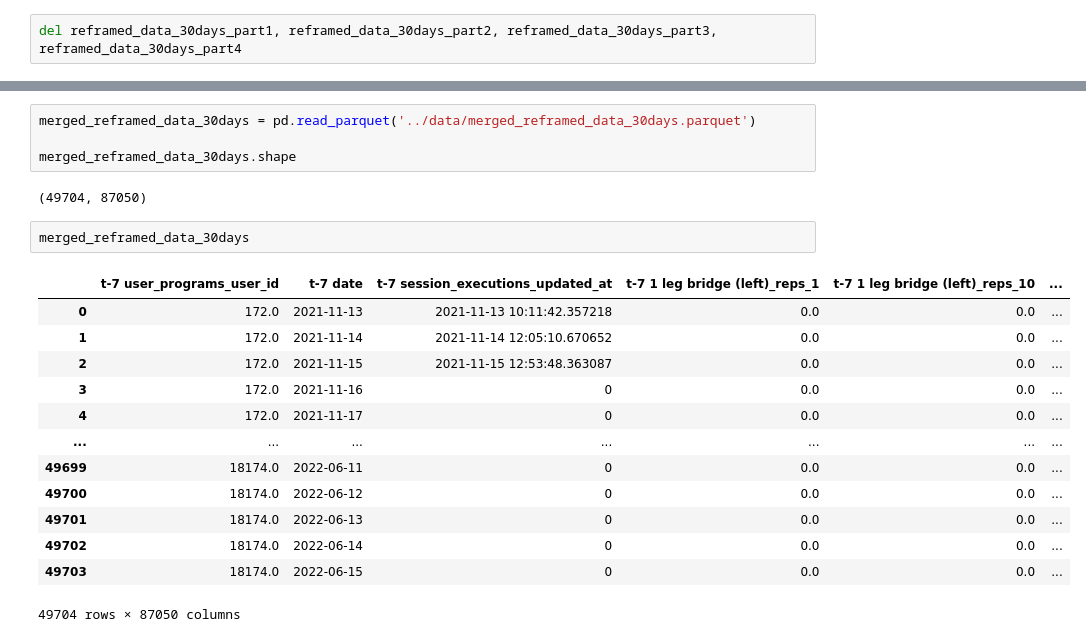
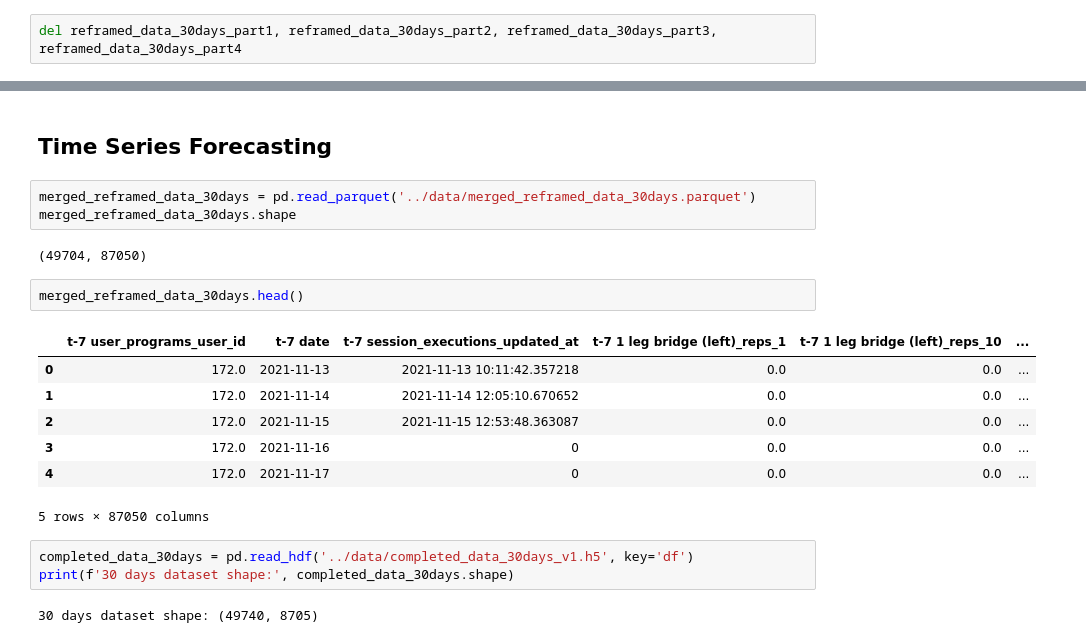
Before and after one commit to evidadeusto/mhunters, a Jupyter notebook: analysis_oscar_preprocessing/AI_models.ipynb, the cells around one changed output, grey strips where cells are left out. Saved outputs shown, nothing was run; the diff lists cells and outputs as text.

Commit message:
Time series forecasting first steps

```diff
--- a/analysis_oscar_preprocessing/AI_models.ipynb
+++ b/analysis_oscar_preprocessing/AI_models.ipynb
@@ -638,25 +640,25 @@ Converting column 't+2 users_notifications_setting' to string due to mixed types
 Converting column 't+2 users_country' to string due to mixed types.
 Converting column 't+2 users_date_of_birth' to string due to mixed types.
 Converting column 't+2 session_executions_summary_updated_at' to string due to mixed types.
+# %% [markdown]
+## Time Series Forecasting
 # %%
 merged_reframed_data_30days = pd.read_parquet('../data/merged_reframed_data_30days.parquet')
-
 merged_reframed_data_30days.shape
 # %% [output]
 (49704, 87050)
 # %%
-merged_reframed_data_30days
+merged_reframed_data_30days.head()
 # %% [output]
 |  | t-7 user_programs_user_id | t-7 date | t-7 session_executions_updated_at | t-7 1 leg bridge (left)_reps_1 | t-7 1 leg bridge (left)_reps_10 | ... |
 | 0 | 172.0 | 2021-11-13 | 2021-11-13 10:11:42.357218 | 0.0 | 0.0 | ... |
 | 1 | 172.0 | 2021-11-14 | 2021-11-14 12:05:10.670652 | 0.0 | 0.0 | ... |
 | 2 | 172.0 | 2021-11-15 | 2021-11-15 12:53:48.363087 | 0.0 | 0.0 | ... |
 | 3 | 172.0 | 2021-11-16 | 0 | 0.0 | 0.0 | ... |
 | 4 | 172.0 | 2021-11-17 | 0 | 0.0 | 0.0 | ... |
-| ... | ... | ... | ... | ... | ... | ... |
-| 49699 | 18174.0 | 2022-06-11 | 0 | 0.0 | 0.0 | ... |
-| 49700 | 18174.0 | 2022-06-12 | 0 | 0.0 | 0.0 | ... |
-| 49701 | 18174.0 | 2022-06-13 | 0 | 0.0 | 0.0 | ... |
-| 49702 | 18174.0 | 2022-06-14 | 0 | 0.0 | 0.0 | ... |
-| 49703 | 18174.0 | 2022-06-15 | 0 | 0.0 | 0.0 | ... |
-49704 rows × 87050 columns
+5 rows × 87050 columns
+# %%
+completed_data_30days = pd.read_hdf('../data/completed_data_30days_v1.h5', key='df')
+print(f'30 days dataset shape:', completed_data_30days.shape)
+# %% [output]
+30 days dataset shape: (49740, 8705)
```
Also changed, not shown: parts of 42 cells of this notebook.
